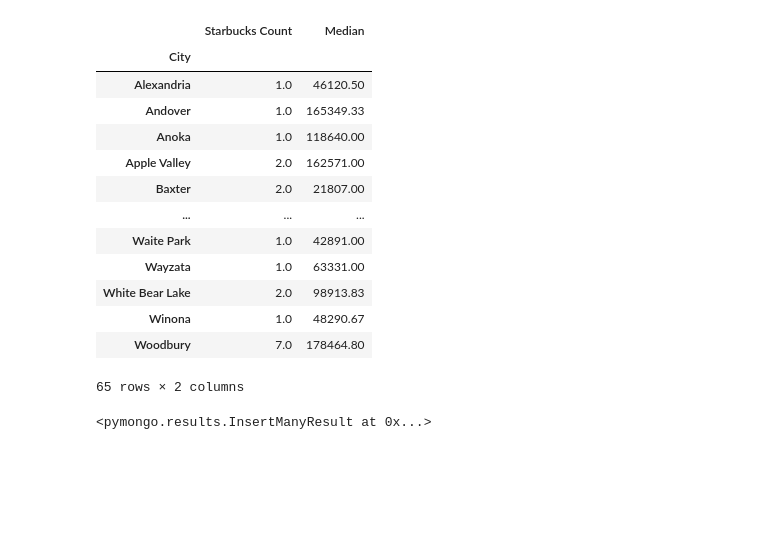
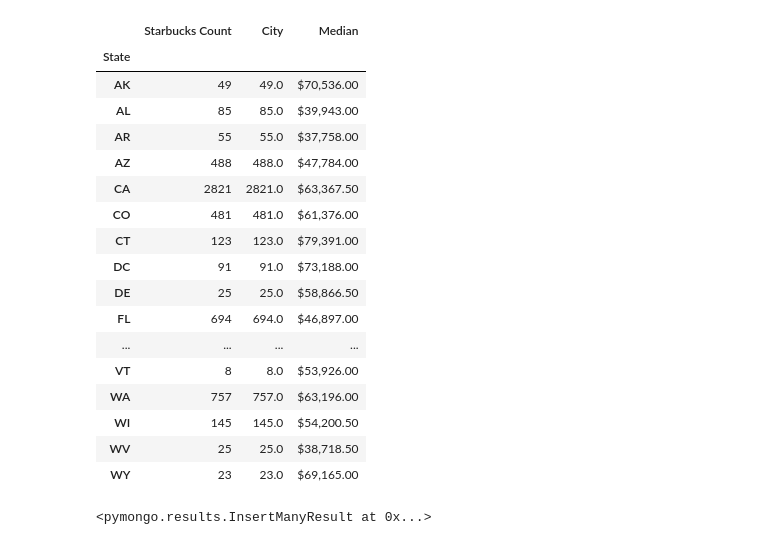
Before and after one commit to makeller234/ETL_Project_Satrbucks_Median_Income, a Jupyter notebook: etl_project.ipynb, the cells around one changed output. Drawn from its saved outputs; the diff is of its cells as text; code cells hidden in the pictures; blank space fills up the shorter version.

```diff
--- a/etl_project.ipynb
+++ b/etl_project.ipynb
@@ -36,9 +42,10 @@ starbucks_transformed.drop_duplicates("id", inplace=True)
 starbucks_transformed.set_index("id", inplace=True)
 # %%
 columns = [
-     "Store_name", "City", "State"]
+     "Store_name", "City", "State", "Country"]
 
 
-starbucks_in_mn = starbucks_transformed.loc[starbucks_transformed["State"] == "MN",  columns]
-starbucks_in_mn
+starbucks_in_us = starbucks_transformed.loc[starbucks_transformed["Country"] == "US",  columns]
+starbucks_in_us = starbucks_in_us.dropna()
+starbucks_in_us
 # %% [output]
@@ -59,7 +68,9 @@ starbucks_in_mn
+# %%
+starbucks_in_us.set_index("State", inplace=True)
 # %%
-starCount = starbucks_in_mn.groupby(starbucks_in_mn["City"]).count()
+starCount = starbucks_in_us.groupby("State").count()
 
-starCount = starCount.drop(columns="Store_name")
-starCount = starCount.rename(columns={"State": "Starbucks Count"})
+starCount = starCount.drop(columns=["Country"])
+starCount = starCount.rename(columns={"Store_name": "Starbucks Count"})
 starCount
 # %% [output]
@@ -142,0 +120,3 @@ meanMedian
+# %%
+meanMedian = us_income_transformed.groupby(us_income_transformed["State"]).median()
+meanMedian
@@ -143,20 +144,25 @@ meanMedian
 # %%
-Combined = pd.merge(starCount, meanMedian, how ="outer", on ="City")
+Combined = pd.merge(starCount, meanMedian, how ="outer", on ="State")
 Combined = Combined.dropna()
-Combined = Combined.round({"Median": 2})
+Combined["Starbucks Count"] = Combined["Starbucks Count"].map('{:.0f}'.format)
+Combined["Median"] = Combined["Median"].map('${:,.2f}'.format)
 Combined
 # %% [output]
-|  | Starbucks Count | Median |
-| City |  |  |
-| Alexandria | 1.0 | 46120.50 |
-| Andover | 1.0 | 165349.33 |
-| Anoka | 1.0 | 118640.00 |
-| Apple Valley | 2.0 | 162571.00 |
-| Baxter | 2.0 | 21807.00 |
-| ... | ... | ... |
-| Waite Park | 1.0 | 42891.00 |
-| Wayzata | 1.0 | 63331.00 |
-| White Bear Lake | 2.0 | 98913.83 |
-| Winona | 1.0 | 48290.67 |
-| Woodbury | 7.0 | 178464.80 |
+|  | Starbucks Count | City | Median |
+| State |  |  |  |
+| AK | 49 | 49.0 | $70,536.00 |
+| AL | 85 | 85.0 | $39,943.00 |
+| AR | 55 | 55.0 | $37,758.00 |
+| AZ | 488 | 488.0 | $47,784.00 |
+| CA | 2821 | 2821.0 | $63,367.50 |
+| CO | 481 | 481.0 | $61,376.00 |
+| CT | 123 | 123.0 | $79,391.00 |
+| DC | 91 | 91.0 | $73,188.00 |
+| DE | 25 | 25.0 | $58,866.50 |
+| FL | 694 | 694.0 | $46,897.00 |
+| ... | ... | ... | ... |
+| VT | 8 | 8.0 | $53,926.00 |
+| WA | 757 | 757.0 | $63,196.00 |
+| WI | 145 | 145.0 | $54,200.50 |
+| WV | 25 | 25.0 | $38,718.50 |
+| WY | 23 | 23.0 | $69,165.00 |
-65 rows × 2 columns
```
Also changed, not shown: parts of 14 cells of this notebook.
